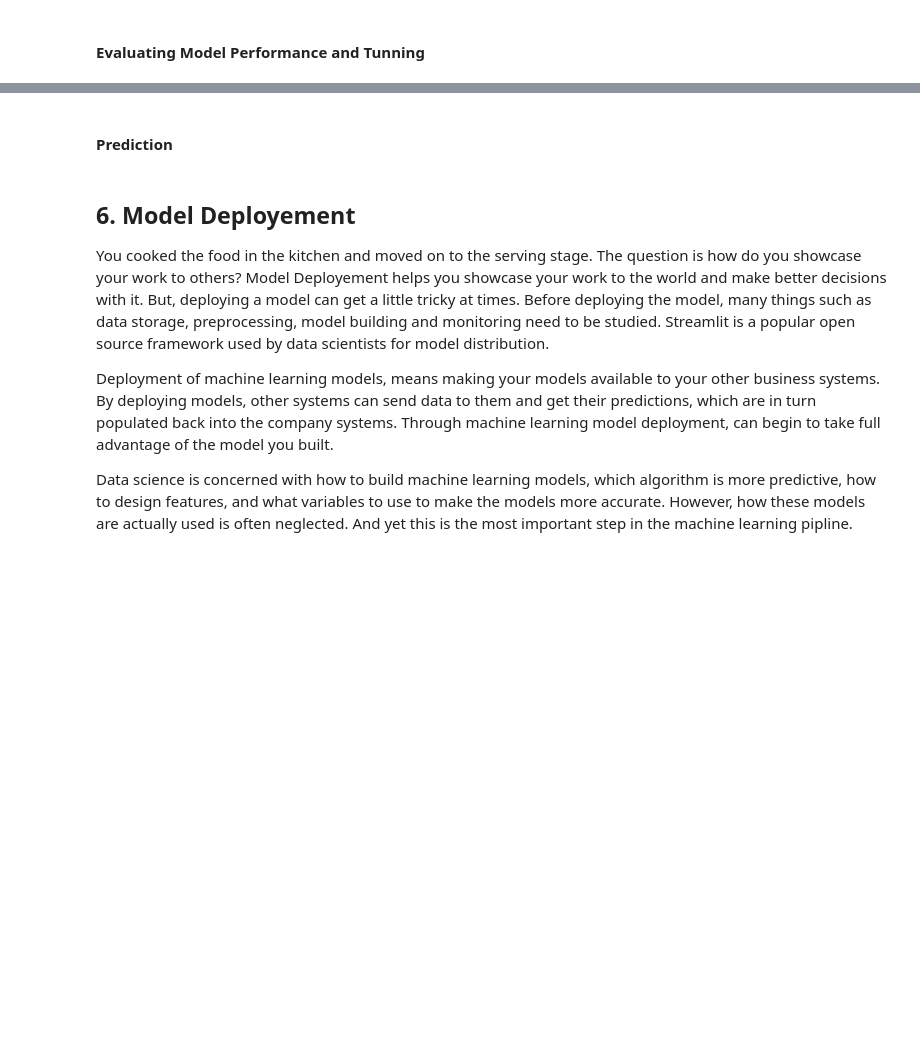
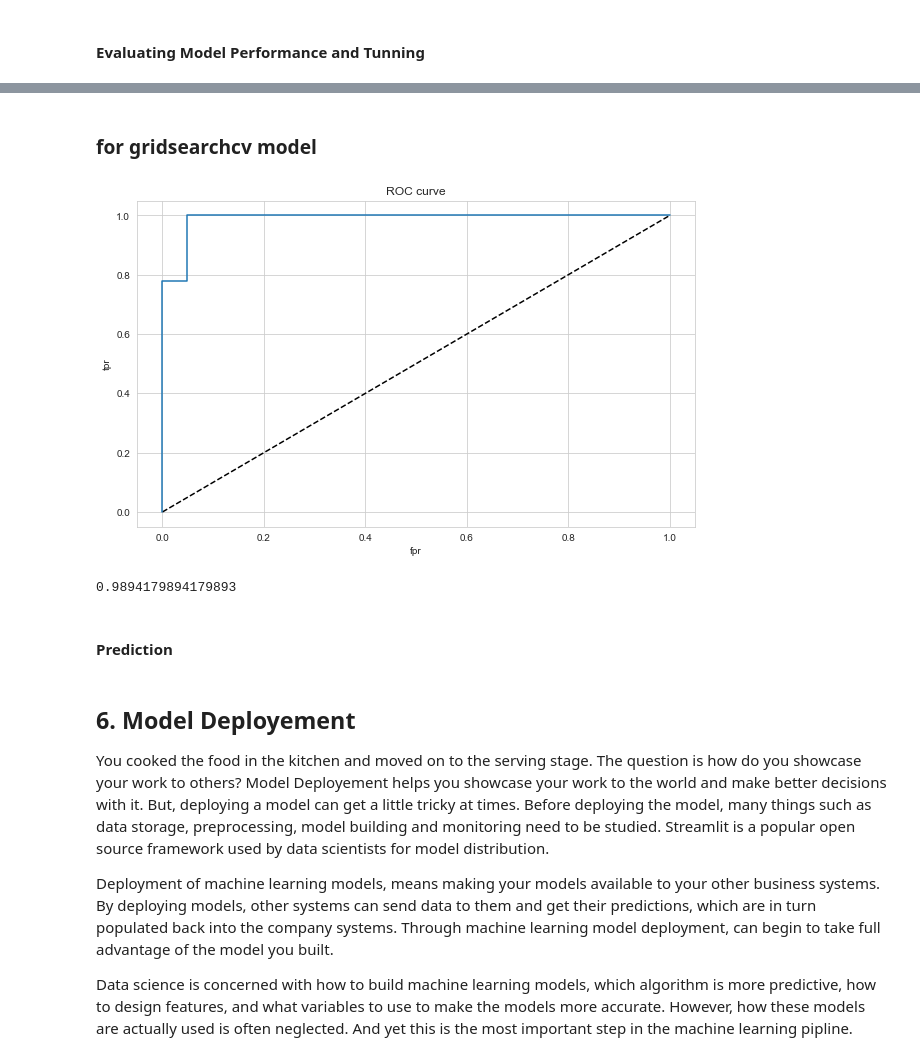
Before and after one commit to osmanoeztuerk/Chorn-Prediction-ML, a Jupyter notebook: Churn_Prediction_Student_Notebook_V2.ipynb, the cells around one changed output, grey strips where cells are left out. Cells and saved outputs as stored; diff of their text form; code cells hidden in the pictures; blank space fills up the shorter version.

```diff
--- a/Churn_Prediction_Student_Notebook_V2.ipynb
+++ b/Churn_Prediction_Student_Notebook_V2.ipynb
@@ -1138,0 +1307,27 @@ array([-0.00723136,  1.0280085 ], dtype=float32)
+# %%
+def build_classifier(optimizer, learn_rate):
+    tf.random.set_seed(seed)
+    classifier = Sequential()
+    classifier.add(Dense(units = 36, activation = 'relu'))
+    classifier.add(Dense(units = 18, activation = 'relu'))
+    classifier.add(Dense(units = 9, activation = 'relu'))
+    classifier.add(Dense(units = 1, activation = 'sigmoid'))
+    classifier.compile(optimizer = optimizer(learn_rate), loss = 'binary_crossentropy', metrics = ['accuracy'])
+    return classifier
+# %%
+early_stop = EarlyStopping(monitor = "val_loss", mode = "min", verbose = 1, patience = 5, restore_best_weights = True)
+# %%
+classifier_model = KerasClassifier(build_fn = build_classifier, validation_split = 0.1, epochs = 50)
+
+parameters = {'batch_size': [8, 16],
+              'optimizer': [Adam],
+              'learn_rate': [0.005, 0.007]}
+
+grid_model = GridSearchCV(estimator = classifier_model,
+                          param_grid = parameters,
+                          scoring = 'accuracy',
+                          cv = 5,
+                          n_jobs = -1,
+                          verbose = 1)
+
+grid_model.fit(X_train, y_train, callbacks = [early_stop])
@@ -1139,3 +1419,20 @@ array([-0.00723136,  1.0280085 ], dtype=float32)
+# %% [markdown]
+### for gridsearchcv model
+# %%
+y_pred_proba = grid_model.predict_proba(X_test)[:,1]
+fpr, tpr, thresholds = roc_curve(y_test, y_pred_proba)
+plt.plot([0,1],[0,1],'k--')
+plt.plot(fpr,tpr, label='ANN')
+plt.xlabel('fpr')
+plt.ylabel('tpr')
+plt.title('ROC curve')
+plt.show()
+# %% [output]
+[figure, added]
+# %%
+roc_auc_score(y_test, y_pred_proba)
+# %% [output]
+0.9894179894179893
 # %% [markdown]
 #### Prediction
 # %% [markdown]
```
Also changed, not shown: parts of 28 cells of this notebook, 1 other file.
